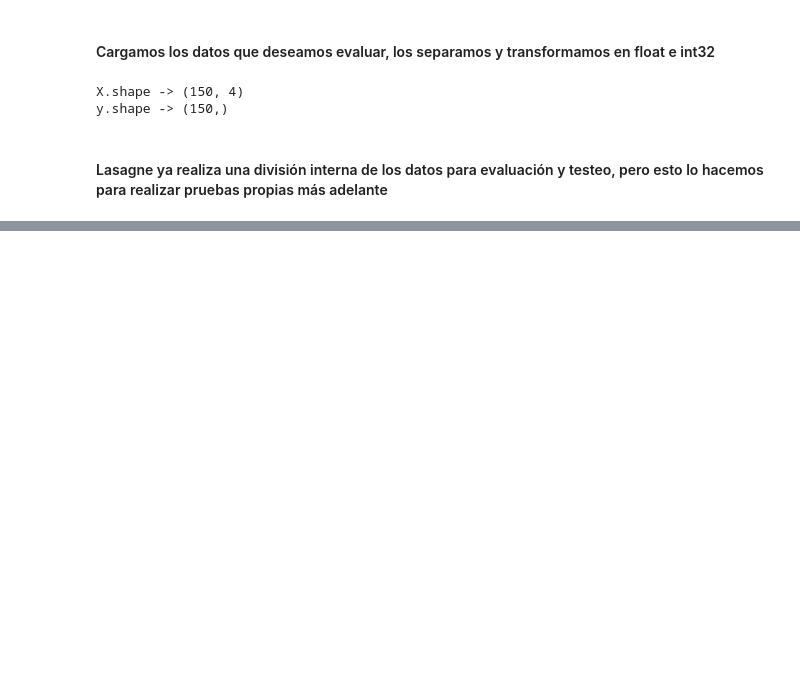
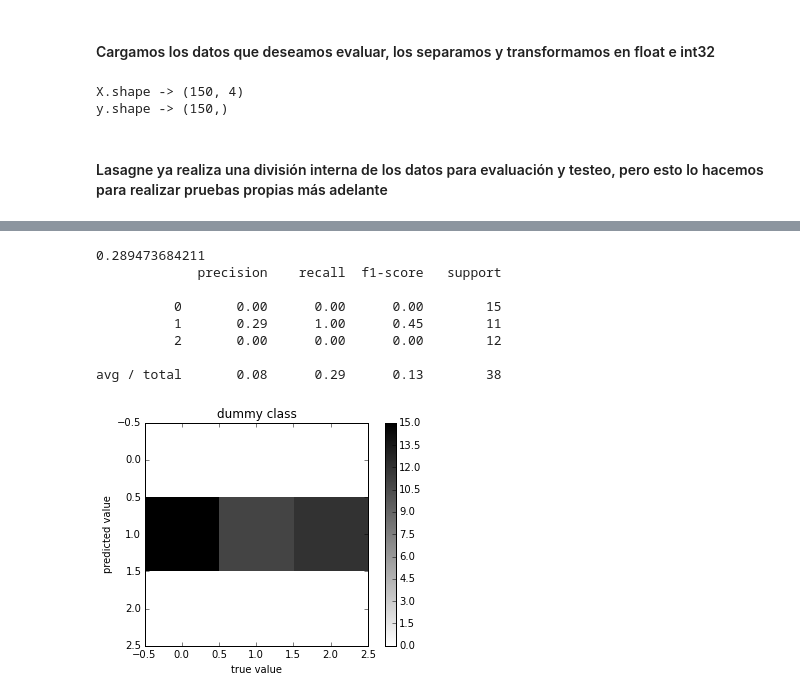
Before and after one commit to celiacintas/pre-scipyla, a Jupyter notebook: posters/scipyla_poster_lasagne.ipynb, the cells around one changed output, grey strips where cells are left out. Cells and saved outputs as stored; diff of their text form; code cells hidden in the pictures; blank space fills up the shorter version.

Commit message:
adding dummy class

```diff
--- a/posters/scipyla_poster_lasagne.ipynb
+++ b/posters/scipyla_poster_lasagne.ipynb
@@ -132,0 +134,17 @@ plt.show()
+# %%
+clf = DummyClassifier(strategy='most_frequent',random_state=0).fit(X_train, y_train)
+# %%
+y_pred = clf.predict(X_test)
+print accuracy_score(y_pred, y_test)
+print classification_report(y_test, y_pred)
+plot_confusion_matrix(y_test, y_pred, 'dummy class')
+# %% [output]
+0.289473684211
+             precision    recall  f1-score   support
+
+          0       0.00      0.00      0.00        15
+          1       0.29      1.00      0.45        11
+          2       0.00      0.00      0.00        12
+
+avg / total       0.08      0.29      0.13        38
+[figure, added]
```
Also changed, not shown: parts of 5 cells of this notebook.
